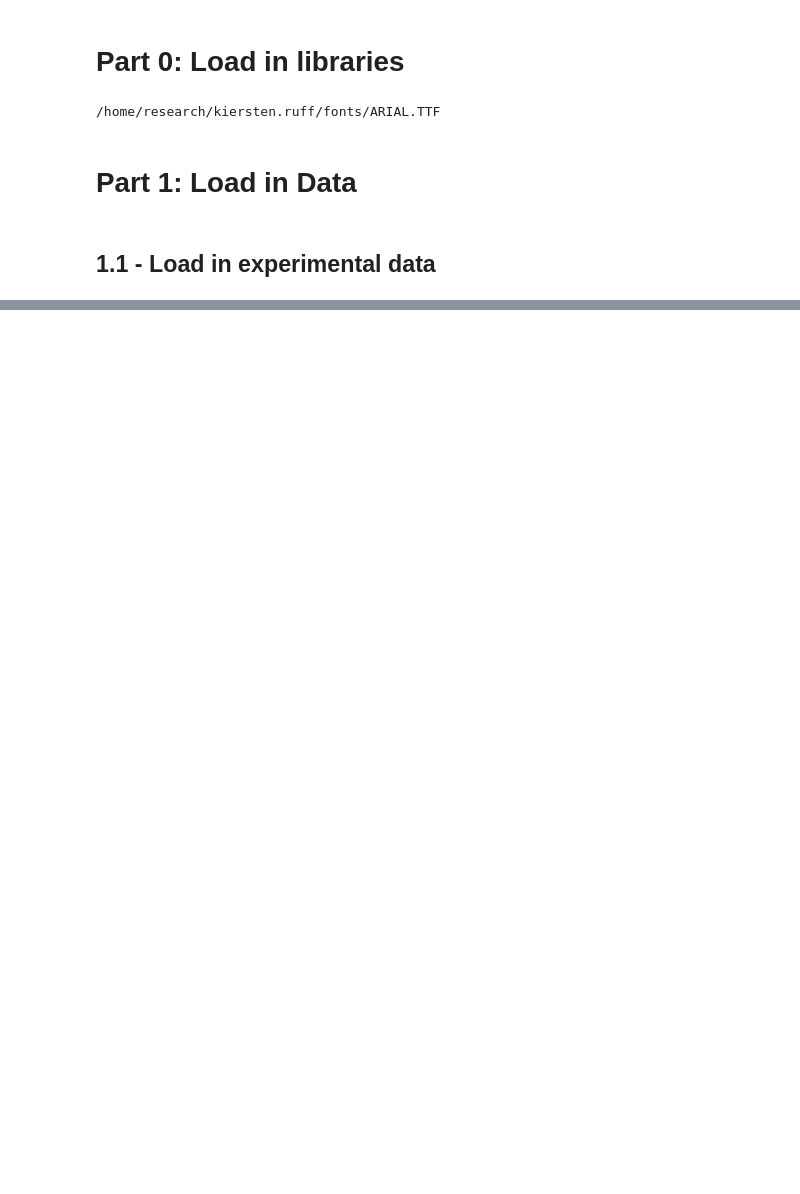
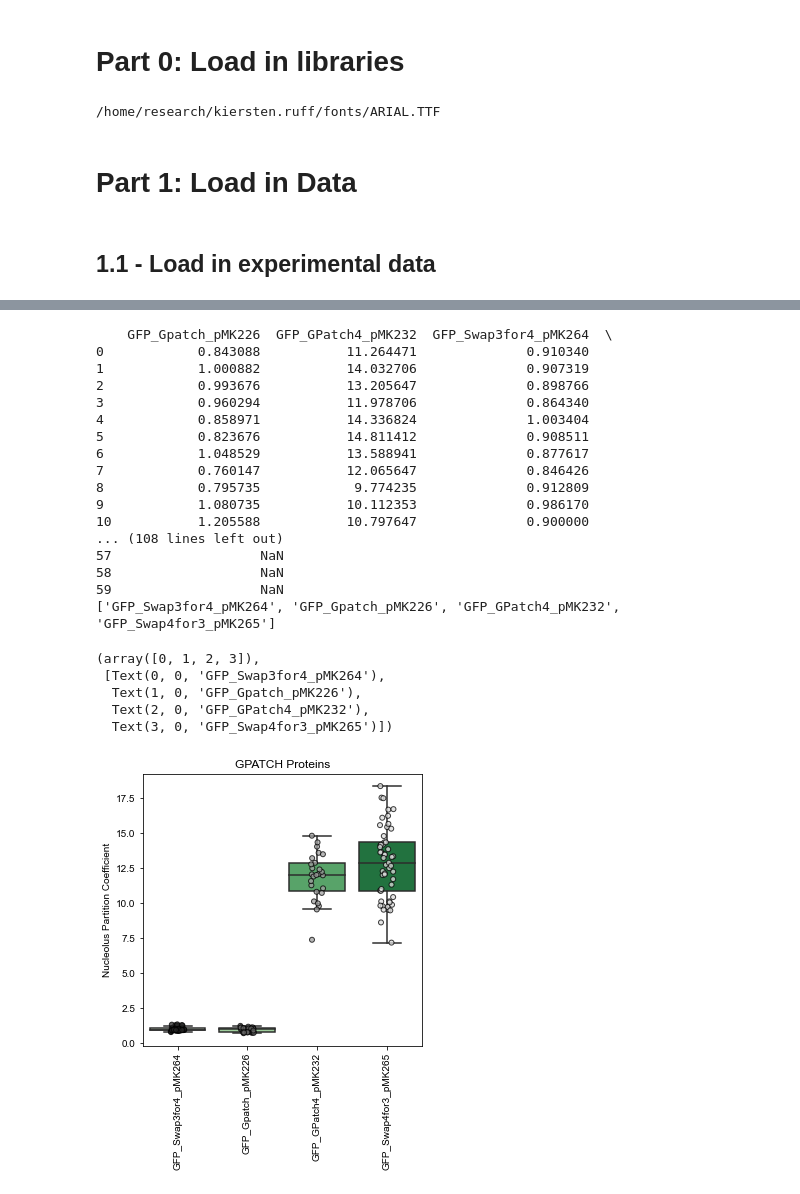
Before and after one commit to kierstenruff/RUFF_KING_Grammars_of_IDRs_using_NARDINI-, a Jupyter notebook: 4_Xenopus_localization/0_bsp_analyze_experimental_localization.ipynb, the cells around one changed output, grey strips where cells are left out. Drawn from its saved outputs; the diff is of its cells as text; code cells hidden in the pictures; blank space fills up the shorter version.

```diff
--- a/4_Xenopus_localization/0_bsp_analyze_experimental_localization.ipynb
+++ b/4_Xenopus_localization/0_bsp_analyze_experimental_localization.ipynb
@@ -198,0 +337,40 @@ meta NOT subset; don't know how to subset; dropped
+# %%
+dfgpatchtest=pd.read_excel('data/GPatch_rnds2_and_3.xlsx',skiprows=1)
+print(dfgpatchtest)
+
+index_sort = dfgpatchtest.median().sort_values().index
+sorted_feats=index_sort.tolist()
+print(sorted_feats)
+dfgpatchtest = dfgpatchtest[index_sort]
+
+plt.figure(figsize=(5,5))
+sbn.boxplot(dfgpatchtest,palette='Greens',showfliers=False)
+sbn.stripplot(dfgpatchtest,color='#dddddd',size=5,linewidth=1, edgecolor='black', alpha=0.75)
+plt.ylabel('Nucleolus Partition Coefficient')
+plt.title('GPATCH Proteins')
+plt.xticks(rotation=90)
+#plt.ylim([0,3])
+# %% [output]
+    GFP_Gpatch_pMK226  GFP_GPatch4_pMK232  GFP_Swap3for4_pMK264  \
+0            0.843088           11.264471              0.910340
+1            1.000882           14.032706              0.907319
+2            0.993676           13.205647              0.898766
+3            0.960294           11.978706              0.864340
+4            0.858971           14.336824              1.003404
+5            0.823676           14.811412              0.908511
+6            1.048529           13.588941              0.877617
+7            0.760147           12.065647              0.846426
+8            0.795735            9.774235              0.912809
+9            1.080735           10.112353              0.986170
+10           1.205588           10.797647              0.900000
+... (108 lines left out)
+57                   NaN
+58                   NaN
+59                   NaN
+['GFP_Swap3for4_pMK264', 'GFP_Gpatch_pMK226', 'GFP_GPatch4_pMK232', 'GFP_Swap4for3_pMK265']
+(array([0, 1, 2, 3]),
+ [Text(0, 0, 'GFP_Swap3for4_pMK264'),
+  Text(1, 0, 'GFP_Gpatch_pMK226'),
+  Text(2, 0, 'GFP_GPatch4_pMK232'),
+  Text(3, 0, 'GFP_Swap4for3_pMK265')])
+[figure, added]
```
Also changed, not shown: parts of 5 cells of this notebook, 7 other files.
